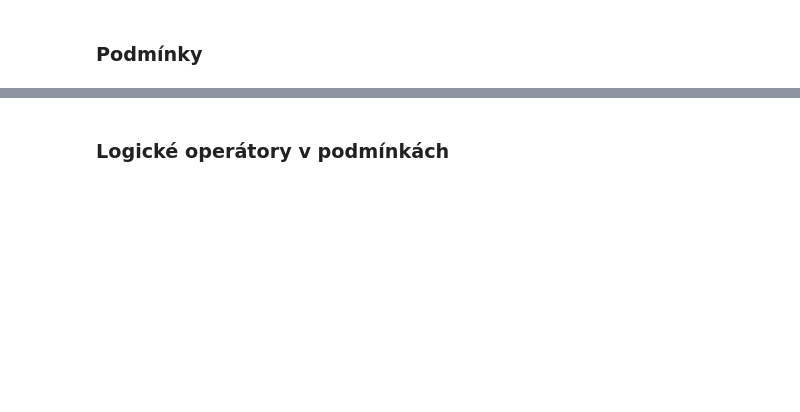
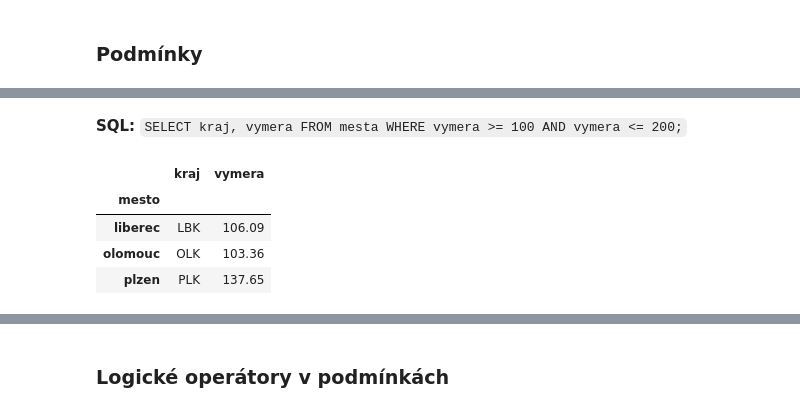
Before and after one commit to tomaskala/pandas-intro, a Jupyter notebook: pandas_intro.ipynb, the cells around one changed output, grey strips where cells are left out. Cells and saved outputs as stored; diff of their text form; code cells hidden in the pictures; blank space fills up the shorter version.

```diff
--- a/pandas_intro.ipynb
+++ b/pandas_intro.ipynb
@@ -351,0 +406,10 @@ mesta.set_index("mesto")
+# %% [markdown]
+**SQL:** `SELECT kraj, vymera FROM mesta WHERE vymera >= 100 AND vymera <= 200;`
+# %%
+mesta[(mesta["vymera"] >= 100) & (mesta["vymera"] <= 200)][["kraj", "vymera"]]
+# %% [output]
+|  | kraj | vymera |
+| mesto |  |  |
+| liberec | LBK | 106.09 |
+| olomouc | OLK | 103.36 |
+| plzen | PLK | 137.65 |
```
Also changed, not shown: parts of 26 cells of this notebook, 1 other file.
